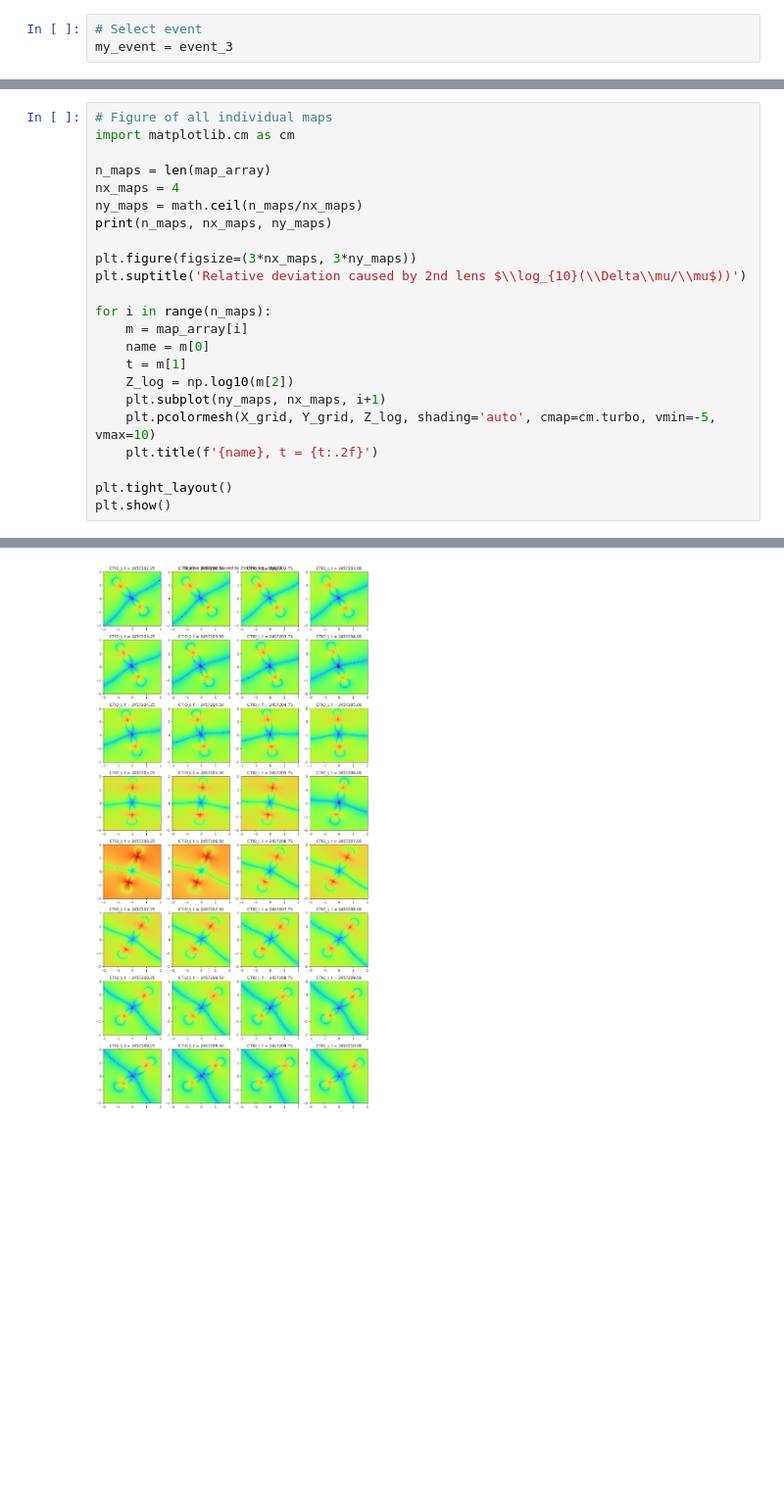
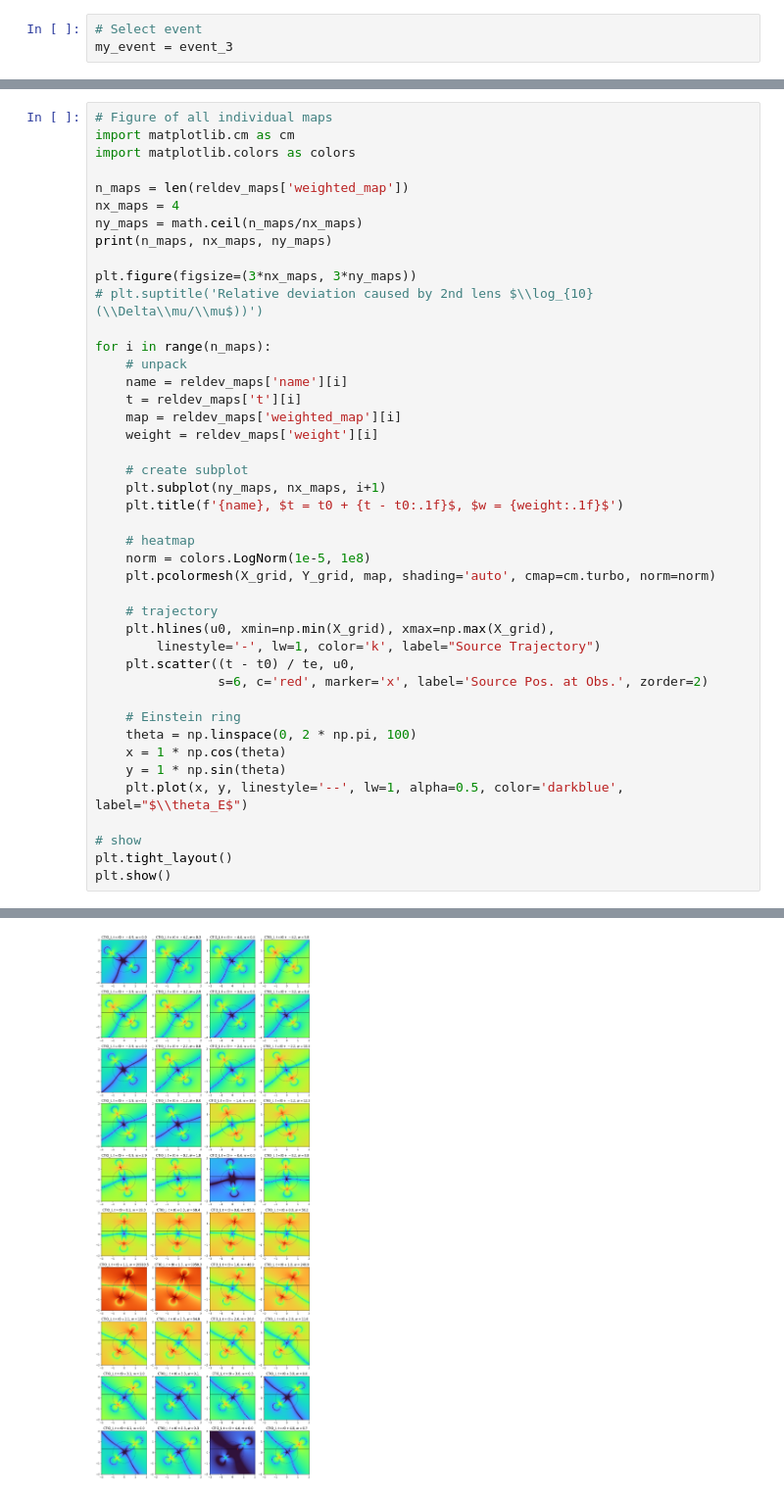
Before and after one commit to jakobdammann/pyLIMA-docs-revisit, a Jupyter notebook: my_project/detection_zone.ipynb, the cells around one changed output, grey strips where cells are left out. Shown at 98% size. Drawn from its saved outputs; the diff is of its cells as text; blank space fills up the shorter version.

Commit message:
plot enhancements, weight fix, multiple telescopes

```diff
--- a/my_project/detection_zone.ipynb
+++ b/my_project/detection_zone.ipynb
@@ -341,24 +352,44 @@ Running Grid Analysis for CTIO_I at t=2457210.0.
 # %%
 # Figure of all individual maps
 import matplotlib.cm as cm
+import matplotlib.colors as colors
 
-n_maps = len(map_array)
+n_maps = len(reldev_maps['weighted_map'])
 nx_maps = 4
 ny_maps = math.ceil(n_maps/nx_maps)
 print(n_maps, nx_maps, ny_maps)
 
 plt.figure(figsize=(3*nx_maps, 3*ny_maps))
-plt.suptitle('Relative deviation caused by 2nd lens $\\log_{10}(\\Delta\\mu/\\mu$))')
+# plt.suptitle('Relative deviation caused by 2nd lens $\\log_{10}(\\Delta\\mu/\\mu$))')
 
 for i in range(n_maps):
-    m = map_array[i]
-    name = m[0]
-    t = m[1]
-    Z_log = np.log10(m[2])
+    # unpack
+    name = reldev_maps['name'][i]
+    t = reldev_maps['t'][i]
+    map = reldev_maps['weighted_map'][i]
+    weight = reldev_maps['weight'][i]
+
+    # create subplot
     plt.subplot(ny_maps, nx_maps, i+1)
-    plt.pcolormesh(X_grid, Y_grid, Z_log, shading='auto', cmap=cm.turbo, vmin=-5, vmax=10)
-    plt.title(f'{name}, t = {t:.2f}')
+    plt.title(f'{name}, $t = t0 + {t - t0:.1f}$, $w = {weight:.1f}$')
 
+    # heatmap
+    norm = colors.LogNorm(1e-5, 1e8)
+    plt.pcolormesh(X_grid, Y_grid, map, shading='auto', cmap=cm.turbo, norm=norm)
+
+    # trajectory
+    plt.hlines(u0, xmin=np.min(X_grid), xmax=np.max(X_grid),
+        linestyle='-', lw=1, color='k', label="Source Trajectory")
+    plt.scatter((t - t0) / te, u0,
+                s=6, c='red', marker='x', label='Source Pos. at Obs.', zorder=2)
+
+    # Einstein ring
+    theta = np.linspace(0, 2 * np.pi, 100)
+    x = 1 * np.cos(theta)
+    y = 1 * np.sin(theta)
+    plt.plot(x, y, linestyle='--', lw=1, alpha=0.5, color='darkblue', label="$\\theta_E$")
+
+# show
 plt.tight_layout()
 plt.show()
 # %% [output]
@@ -366,3 +397,3 @@ plt.show()
-[figure, old version]
+[figure, new version]
 # %%
 ### Heatmap Plot
```
Also changed, not shown: parts of 6 cells of this notebook, 6 other files.
